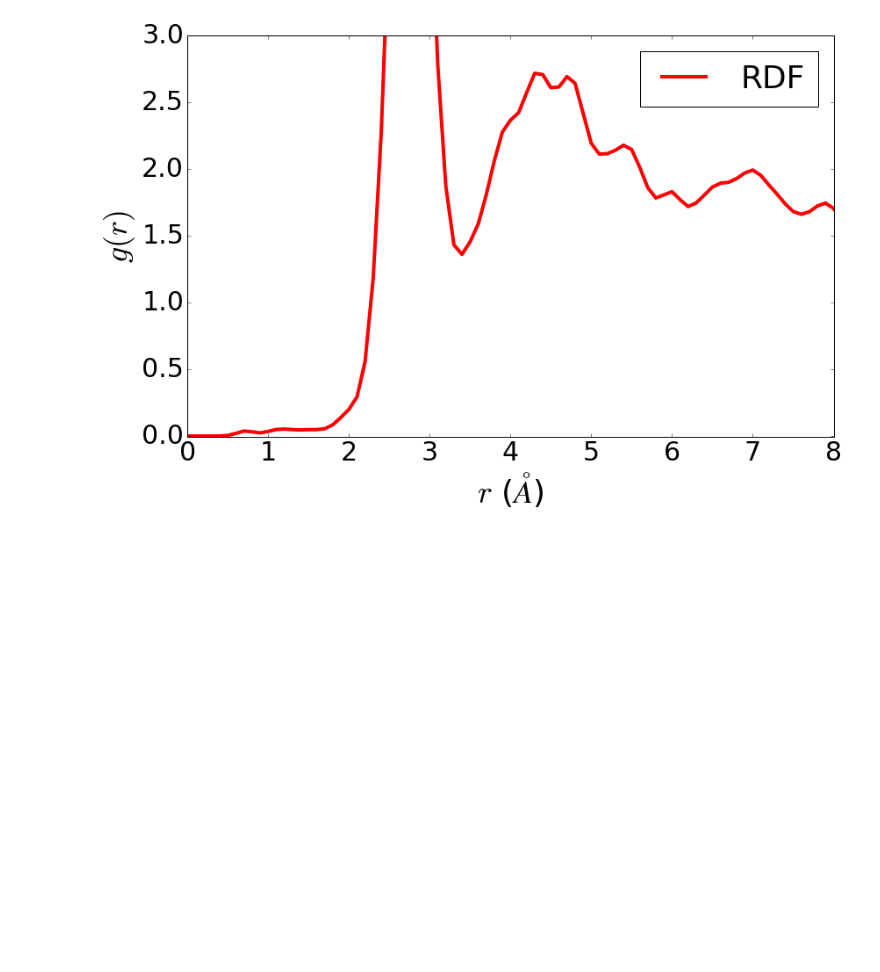
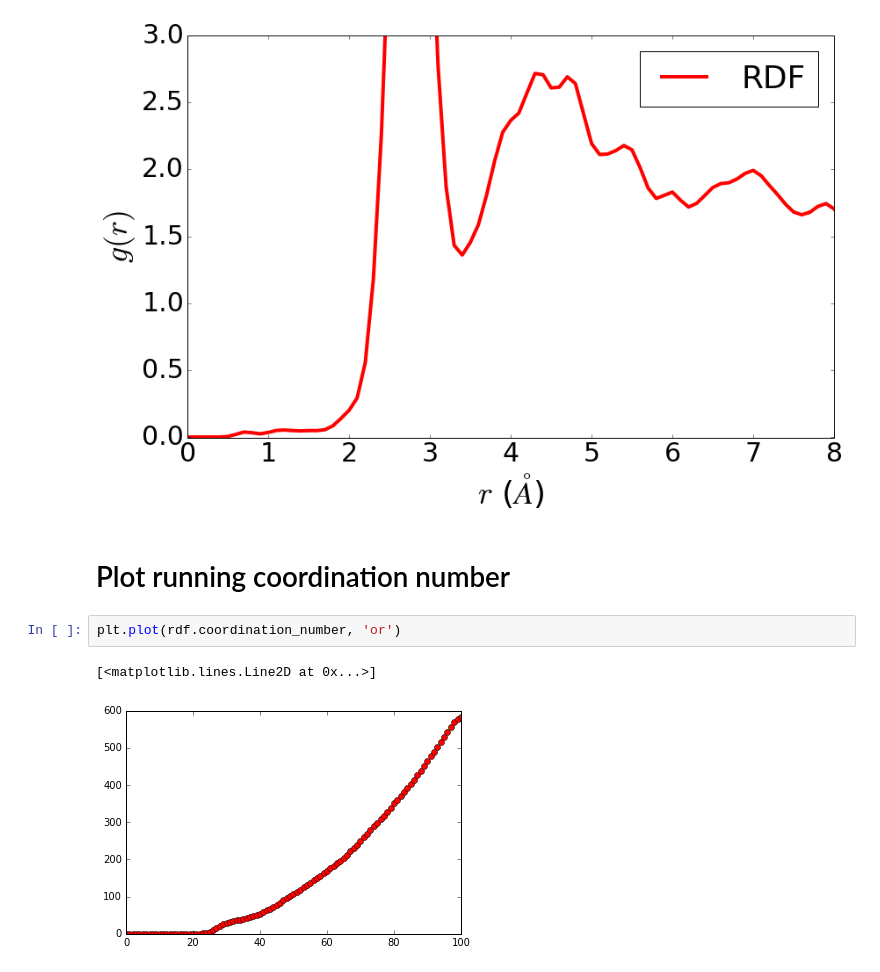
Before and after one commit to matk86/MDTools, a Jupyter notebook: Notebooks/lammps_analysis.ipynb, the cells around one changed output. Drawn from its saved outputs; the diff is of its cells as text; blank space fills up the shorter version.

Commit message:
plot coordination number in lammps_analysis

```diff
--- a/Notebooks/lammps_analysis.ipynb
+++ b/Notebooks/lammps_analysis.ipynb
@@ -57,3 +57,10 @@ rdf = RadialDistributionFunction(structure_list, ngrid=101, rmax=10.0, cellrange
 plt = rdf.get_rdf_plot(label="RDF")
 # %% [output]
 [figure]
+# %% [markdown]
+# Plot running coordination number
+# %%
+plt.plot(rdf.coordination_number, 'or')
+# %% [output]
+[<matplotlib.lines.Line2D at 0x...>]
+[figure, added]
```
Also changed, not shown: parts of 1 cell of this notebook, 1 other file.
